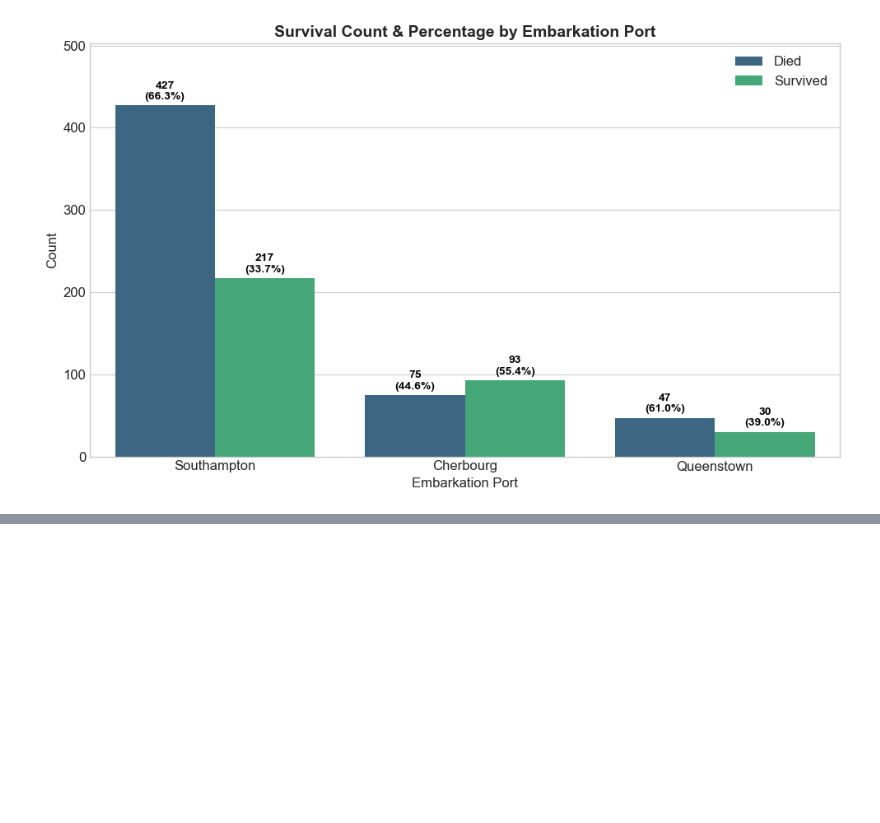
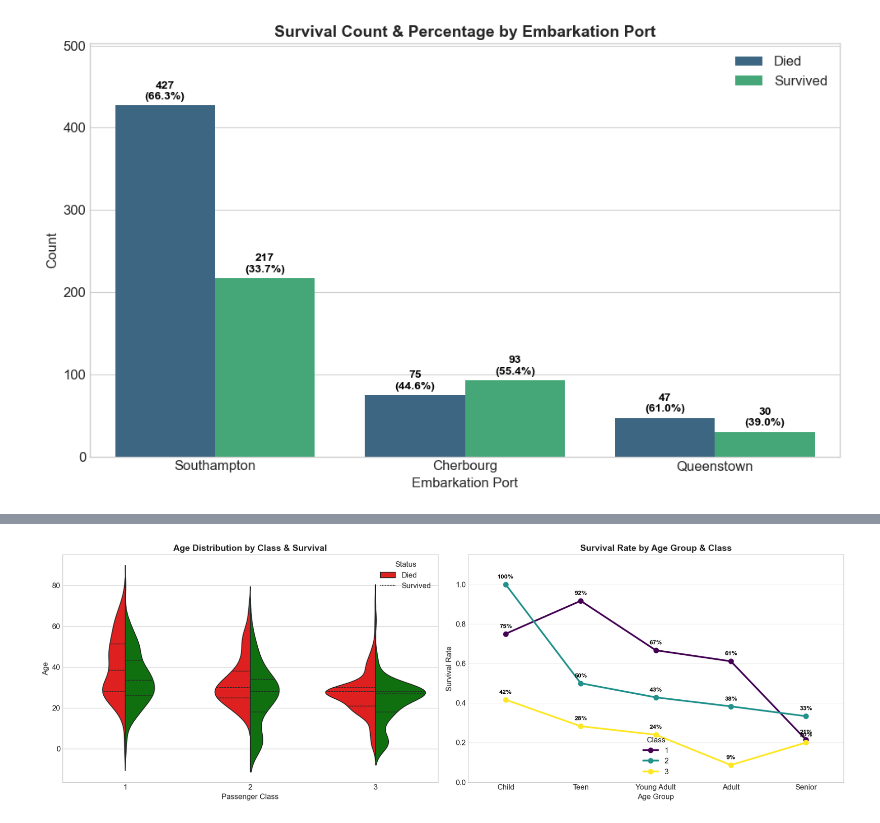
Before and after one commit to profadept/titanic-survival-analysis, a Jupyter notebook: notebooks/titanic-survival-analysis.ipynb, the cells around one changed output, grey strips where cells are left out. Cells and saved outputs as stored; diff of their text form; code cells hidden in the pictures; blank space fills up the shorter version.

```diff
--- a/notebooks/titanic-survival-analysis.ipynb
+++ b/notebooks/titanic-survival-analysis.ipynb
@@ -967,0 +1019,39 @@ plt.show()
+# %%
+# Age x Class Interaction Analysis
+fig, axes = plt.subplots(1, 2, figsize=(18, 6))
+
+# --- Plot 1: Violin Plot (Distribution) ---
+# Shows the density of ages for survivors vs non-survivors across classes
+sns.violinplot(data=df, x='pclass', y='age', hue='survived',
+               split=True, inner='quart', palette={0: 'r', 1: 'g'}, ax=axes[0])
+
+axes[0].set_title('Age Distribution by Class & Survival', fontsize=14, fontweight='bold')
+axes[0].set_xlabel('Passenger Class', fontsize=12)
+axes[0].set_ylabel('Age', fontsize=12)
+axes[0].legend(title='Status', labels=['Died', 'Survived'])
+
+# --- Plot 2: Point Plot (Survival Rates) ---
+# Compares survival rates of different age groups across classes
+sns.pointplot(data=df, x='age_group', y='survived', hue='pclass',
+              palette='viridis', errorbar=None, ax=axes[1])
+
+# Add labels to points
+for i, line in enumerate(axes[1].lines):
+    x_data, y_data = line.get_data()
+    for x, y in zip(x_data, y_data):
+        if pd.notnull(y):
+            axes[1].text(x, y + 0.03, f'{y*100:.0f}%', ha='center',
+                         fontsize=10, fontweight='bold', color='black')
+
+axes[1].set_title('Survival Rate by Age Group & Class', fontsize=14, fontweight='bold')
+axes[1].set_xlabel('Age Group', fontsize=12)
+axes[1].set_ylabel('Survival Rate', fontsize=12)
+axes[1].set_ylim(0, 1.15)
+axes[1].grid(True, axis='y', alpha=0.3)
+axes[1].legend(title='Class', loc='lower center')
+
+plt.tight_layout()
+plt.savefig('../figures/age_class_interaction.png', dpi=300, bbox_inches='tight')
+plt.show()
+# %% [output]
+[figure, added]
```
Also changed, not shown: parts of 5 cells of this notebook, 2 other files.
